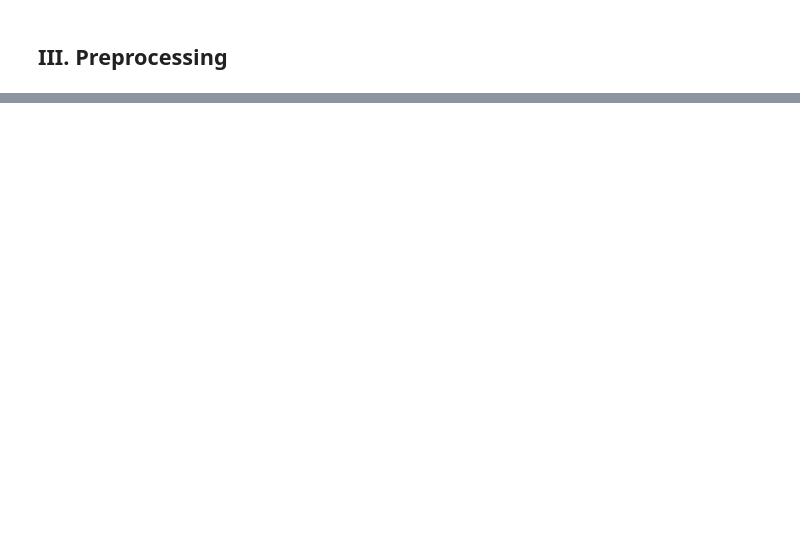
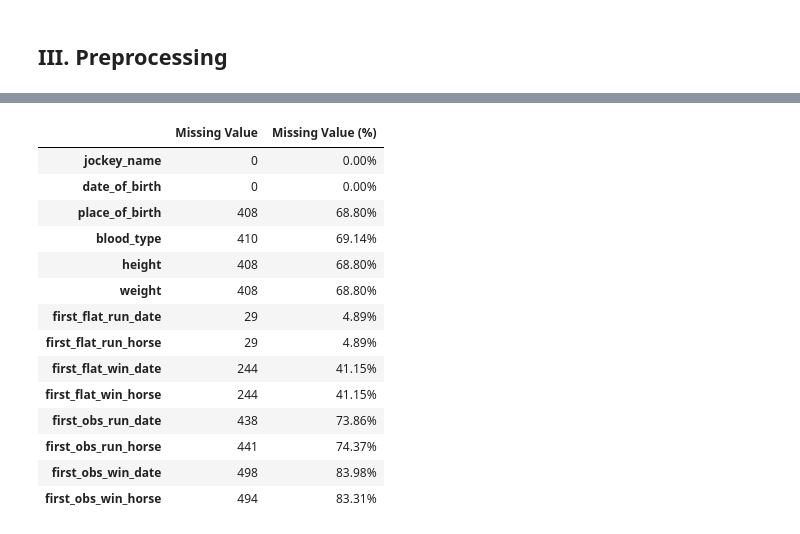
Before and after one commit to terryluzj/ba-fyp-sports-analytics, a Jupyter notebook: analysis/Database Preprocessing.ipynb, the cells around one changed output, grey strips where cells are left out. Cells and saved outputs as stored; diff of their text form; code cells hidden in the pictures; blank space fills up the shorter version.

```diff
--- a/analysis/Database Preprocessing.ipynb
+++ b/analysis/Database Preprocessing.ipynb
@@ -196,0 +281,19 @@ jockey_df.describe().T
+# %%
+# Check missing value
+get_missing_value_perc(jockey_df)
+# %% [output]
+|  | Missing Value | Missing Value (%) |
+| jockey_name | 0 | 0.00% |
+| date_of_birth | 0 | 0.00% |
+| place_of_birth | 408 | 68.80% |
+| blood_type | 410 | 69.14% |
+| height | 408 | 68.80% |
+| weight | 408 | 68.80% |
+| first_flat_run_date | 29 | 4.89% |
+| first_flat_run_horse | 29 | 4.89% |
+| first_flat_win_date | 244 | 41.15% |
+| first_flat_win_horse | 244 | 41.15% |
+| first_obs_run_date | 438 | 73.86% |
+| first_obs_run_horse | 441 | 74.37% |
+| first_obs_win_date | 498 | 83.98% |
+| first_obs_win_horse | 494 | 83.31% |
```
Also changed, not shown: parts of 18 cells of this notebook.
